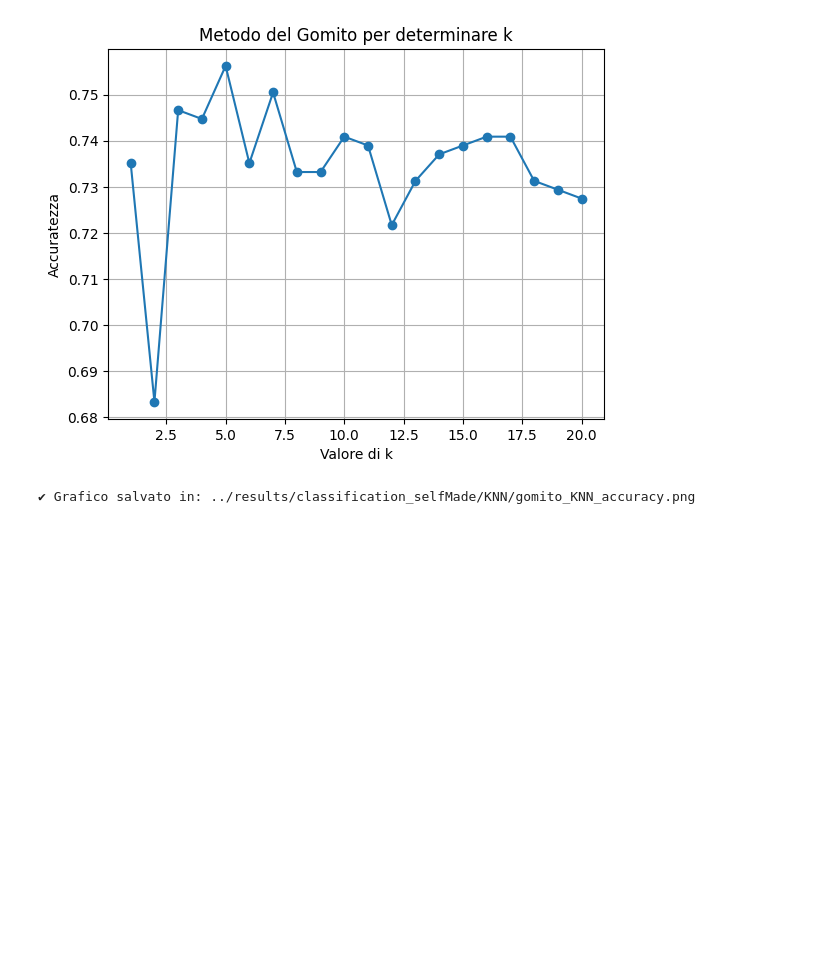
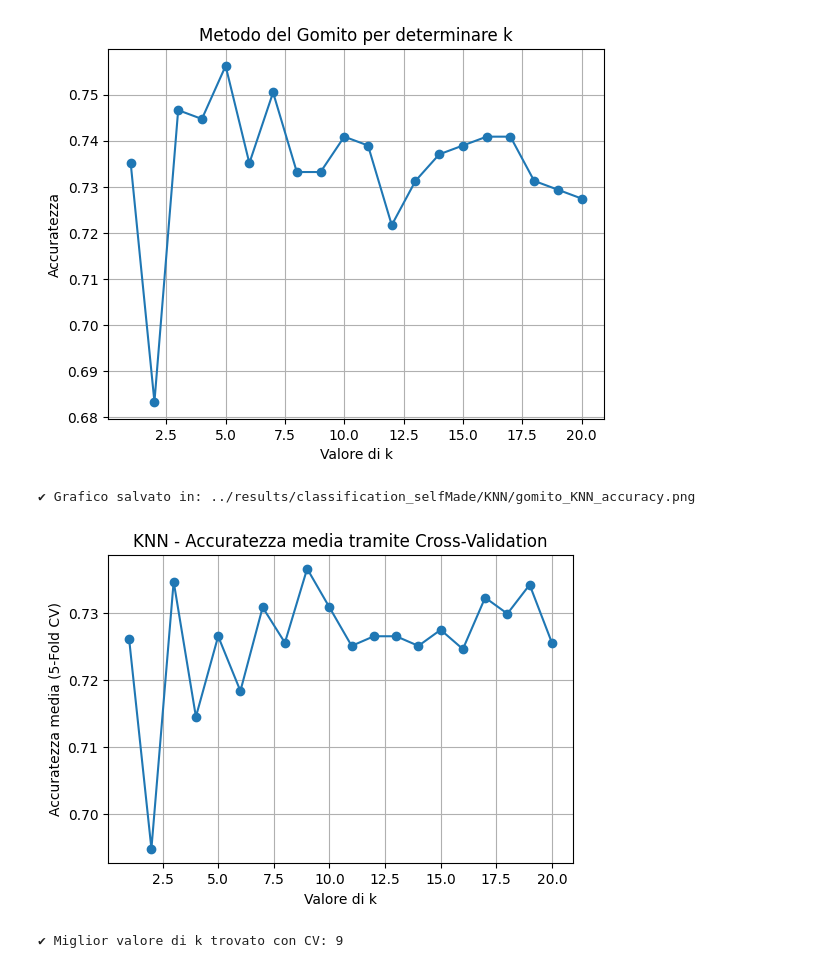
Before and after one commit to angelopaldino/progetto-data-mining, a Jupyter notebook: notebooks/07_KNN_selfMade.ipynb, the cells around one changed output. Saved outputs shown, nothing was run; the diff lists cells and outputs as text; code cells hidden in the pictures; blank space fills up the shorter version.

Commit message:
cross validation su knn
applicato il metodo cross validation a 5-fold

```diff
--- a/notebooks/07_KNN_selfMade.ipynb
+++ b/notebooks/07_KNN_selfMade.ipynb
@@ -137,3 +139,38 @@ print(f"✔ Grafico salvato in: {output_path}")
 # %% [output]
 [figure]
 ✔ Grafico salvato in: ../results/classification_selfMade/KNN/gomito_KNN_accuracy.png
+# %%
+# CROSS VALIDATION
+from sklearn.pipeline import make_pipeline
+from sklearn.model_selection import cross_val_score
+
+k_values = range(1, 21)
+cv_scores = []
+
+# Cross-validation su ogni k
+for k in k_values:
+    knn_pipeline = make_pipeline(StandardScaler(), KNeighborsClassifier(n_neighbors=k))
+    scores = cross_val_score(knn_pipeline, X_train, y_train, cv=5, scoring='accuracy')
+    cv_scores.append(scores.mean())
+
+# 📈 Plot
+plt.figure(figsize=(6, 4))
+plt.plot(k_values, cv_scores, marker='o')
+plt.xlabel("Valore di k")
+plt.ylabel("Accuratezza media (5-Fold CV)")
+plt.title("KNN - Accuratezza media tramite Cross-Validation")
+plt.grid(True)
+
+# Salvataggio
+output_path = "../results/classification_selfMade/KNN/cv_knn_accuracy.png"
+os.makedirs(os.path.dirname(output_path), exist_ok=True)
+plt.savefig(output_path)
+plt.show()
+plt.close()
+
+# Miglior k
+best_k = k_values[np.argmax(cv_scores)]
+print(f"✔ Miglior valore di k trovato con CV: {best_k}")
+# %% [output]
+[figure, added]
+✔ Miglior valore di k trovato con CV: 9
```
Also changed, not shown: parts of 1 cell of this notebook, 1 other file.
